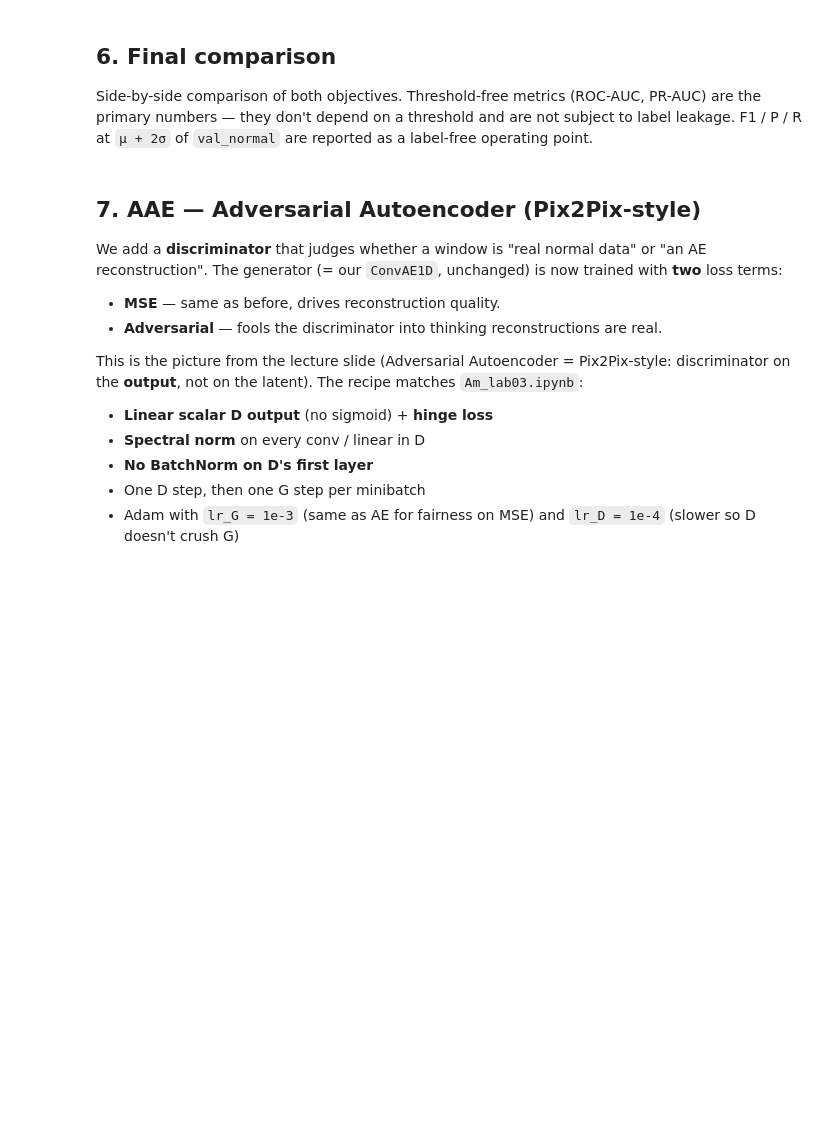
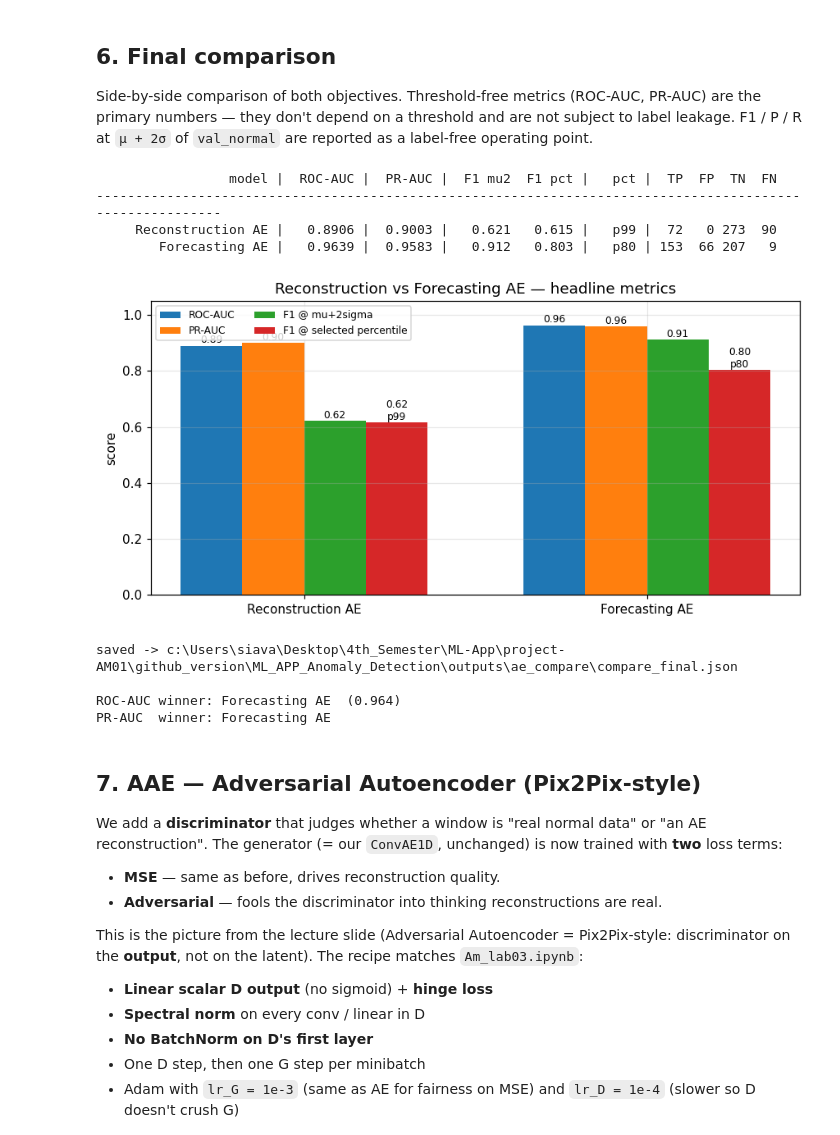
Before and after one commit to omarWafaay/ML_APP_Anomaly_Detection, a Jupyter notebook: AE_compare_semi_supervised.ipynb, the cells around one changed output. Drawn from its saved outputs; the diff is of its cells as text; code cells hidden in the pictures; blank space fills up the shorter version.

```diff
--- a/AE_compare_semi_supervised.ipynb
+++ b/AE_compare_semi_supervised.ipynb
@@ -463,62 +557,77 @@ results = [recon_res, fc_res]
 
 # ---------------- side-by-side text table ------------------------------
 print(f"{'model':>22s} | {'ROC-AUC':>8s} | {'PR-AUC':>7s} | "
-      f"{'thr (mu+2sig)':>13s} | {'P':>5s} {'R':>5s} {'F1':>5s} | "
-      f"{'TP':>3s} {'FP':>3s} {'TN':>3s} {'FN':>3s}")
-print("-" * 100)
+      f"{'F1 mu2':>7s} {'F1 pct':>7s} | {'pct':>5s} | {'TP':>3s} {'FP':>3s} {'TN':>3s} {'FN':>3s}")
+print("-" * 106)
 for r in results:
     op = r["operating_points"]["mu+2sigma"]
+    pct = r["best_percentile"]
     print(f"{r['tag']:>22s} | {r['roc_auc']:8.4f} | {r['pr_auc']:7.4f} | "
-          f"{r['threshold']:13.5f} | {op['P']:5.3f} {op['R']:5.3f} {op['F1']:5.3f} | "
-          f"{op['tp']:3d} {op['fp']:3d} {op['tn']:3d} {op['fn']:3d}")
+          f"{op['F1']:7.3f} {pct['test_F1']:7.3f} | {pct['rule']:>5s} | "
+          f"{pct['test_tp']:3d} {pct['test_fp']:3d} {pct['test_tn']:3d} {pct['test_fn']:3d}")
 
 # ---------------- bar chart of ROC-AUC and PR-AUC ----------------------
 labels = [r["tag"] for r in results]
 roc = [r["roc_auc"] for r in results]
 pr  = [r["pr_auc"]  for r in results]
-f1  = [r["operating_points"]["mu+2sigma"]["F1"] for r in results]
+f1_mu2 = [r["operating_points"]["mu+2sigma"]["F1"] for r in results]
+f1_pct = [r["best_percentile"]["test_F1"] for r in results]
+pct_rules = [r["best_percentile"]["rule"] for r in results]
 
-x = np.arange(len(labels)); w = 0.27
+x = np.arange(len(labels)); w = 0.18
 fig, ax = plt.subplots(figsize=(8, 4))
-ax.bar(x - w, roc, width=w, label="ROC-AUC")
-ax.bar(x,     pr,  width=w, label="PR-AUC")
-ax.bar(x + w, f1,  width=w, label="F1 @ mu+2sigma")
-for i, v in enumerate(roc): ax.text(i - w, v + 0.01, f"{v:.2f}", ha="center", fontsize=8)
-for i, v in enumerate(pr):  ax.text(i,     v + 0.01, f"{v:.2f}", ha="center", fontsize=8)
-for i, v in enumerate(f1):  ax.text(i + w, v + 0.01, f"{v:.2f}", ha="center", fontsize=8)
+ax.bar(x - 1.5 * w, roc, width=w, label="ROC-AUC")
+ax.bar(x - 0.5 * w, pr, width=w, label="PR-AUC")
+ax.bar(x + 0.5 * w, f1_mu2, width=w, label="F1 @ mu+2sigma")
+ax.bar(x + 1.5 * w, f1_pct, width=w, label="F1 @ selected percentile")
+for i, v in enumerate(roc): ax.text(i - 1.5 * w, v + 0.01, f"{v:.2f}", ha="center", fontsize=8)
+for i, v in enumerate(pr):  ax.text(i - 0.5 * w, v + 0.01, f"{v:.2f}", ha="center", fontsize=8)
+for i, v in enumerate(f1_mu2): ax.text(i + 0.5 * w, v + 0.01, f"{v:.2f}", ha="center", fontsize=8)
+for i, v in enumerate(f1_pct): ax.text(i + 1.5 * w, v + 0.01, f"{v:.2f}\n{pct_rules[i]}", ha="center", fontsize=8)
 ax.set_xticks(x); ax.set_xticklabels(labels)
 ax.set_ylim(0.0, 1.05); ax.set_ylabel("score")
 ax.set_title("Reconstruction vs Forecasting AE — headline metrics")
-ax.legend(); plt.tight_layout(); plt.show()
+ax.legend(ncol=2, fontsize=8); plt.tight_layout(); plt.show()
 
 # ---------------- save comparison JSON ---------------------------------
 summary = {
     "config": {
         "window_len": WINDOW_LEN, "forecast_half": FORECAST_HALF,
         "enc_channels": list(ENC_CHANNELS), "batch_size": BATCH_SIZE,
         "epochs_cap": EPOCHS, "patience": PATIENCE, "lr": LEARNING_RATE,
         "data": "KukaNormal (action dropped, 85 features)",
         "slow_split": "first SLOW_VAL_FRAC slow windows for threshold validation; remaining slow windows for final test",
         "slow_val_frac": SLOW_VAL_FRAC,
         "n_slow_val": int(len(W_slow_val)),
         "n_test_normal": int(recon_st.size), "n_test_anomaly": int(recon_ss.size),
     },
     "models": {
         r["tag"]: {
             "roc_auc": r["roc_auc"],
             "pr_auc":  r["pr_auc"],
             "operating_points": r["operating_points"],
+            "best_percentile": r["best_percentile"],
         } for r in results
     },
 }
 with open(OUTPUT_DIR / "compare_final.json", "w", encoding="utf-8") as f:
     json.dump(summary, f, indent=2, default=float)
 print("\nsaved ->", OUTPUT_DIR / "compare_final.json")
 
 # ---------------- one-line takeaway ------------------------------------
 winner = max(results, key=lambda r: r["roc_auc"])
 print(f"\nROC-AUC winner: {winner['tag']}  ({winner['roc_auc']:.3f})")
 print(f"PR-AUC  winner: {max(results, key=lambda r: r['pr_auc'])['tag']}")
+# %% [output]
+                 model |  ROC-AUC |  PR-AUC |  F1 mu2  F1 pct |   pct |  TP  FP  TN  FN
+----------------------------------------------------------------------------------------------------------
+     Reconstruction AE |   0.8906 |  0.9003 |   0.621   0.615 |   p99 |  72   0 273  90
+        Forecasting AE |   0.9639 |  0.9583 |   0.912   0.803 |   p80 | 153  66 207   9
+[figure, added]
+saved -> c:\Users\siava\Desktop\4th_Semester\ML-App\project-AM01\github_version\ML_APP_Anomaly_Detection\outputs\ae_compare\compare_final.json
+
+ROC-AUC winner: Forecasting AE  (0.964)
+PR-AUC  winner: Forecasting AE
 # %% [markdown]
 ## 7. AAE — Adversarial Autoencoder (Pix2Pix-style)
 
```
Also changed, not shown: parts of 27 cells of this notebook, 20 other files.
